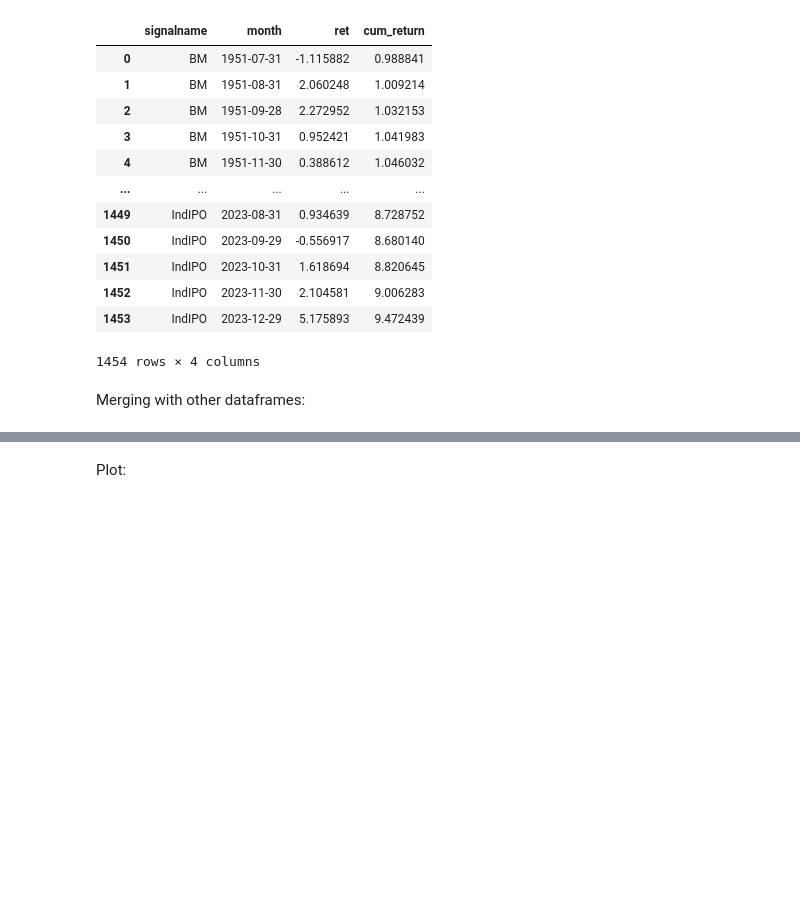
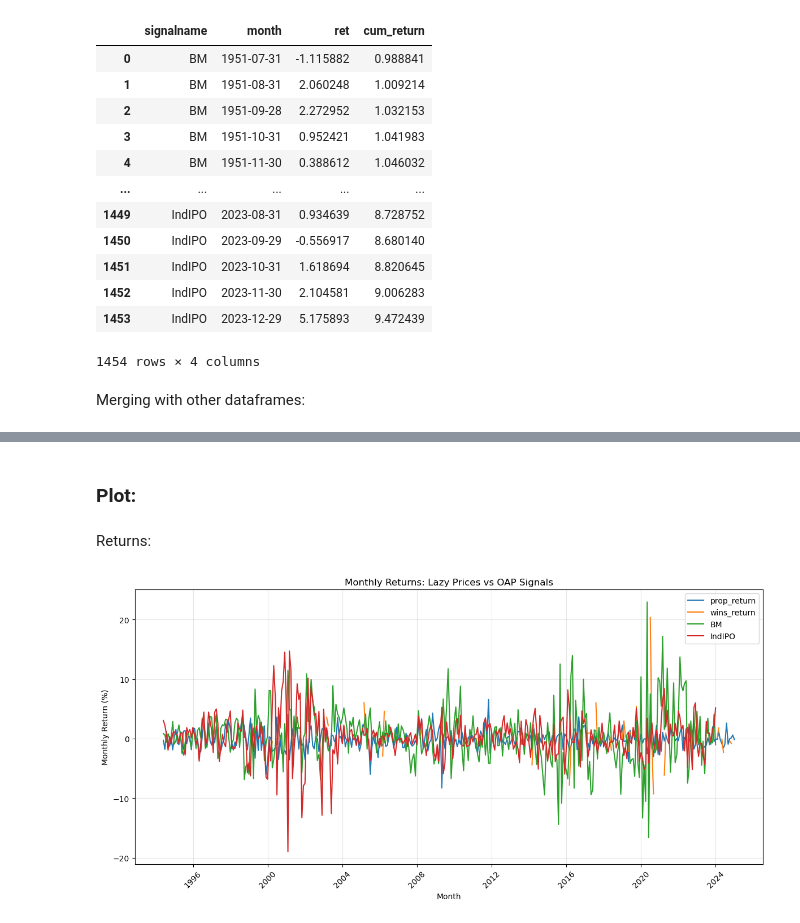
Before and after one commit to ank225git/lazy-prices_replication, a Jupyter notebook: code/returns-analysis.ipynb, the cells around one changed output, grey strips where cells are left out. Saved outputs shown, nothing was run; the diff lists cells and outputs as text; code cells hidden in the pictures; blank space fills up the shorter version.

```diff
--- a/code/returns-analysis.ipynb
+++ b/code/returns-analysis.ipynb
@@ -84,0 +92,7 @@ df_merged
+# %%
+# Filter df_merged to only include months present in df_prop
+valid_months = df_prop['month'].dropna().unique()
+df_merged = df_merged[df_merged['month'].isin(valid_months)].copy()
+
+# Optional: sort again just in case
+df_merged = df_merged.sort_values('month')
@@ -85,2 +115,24 @@ df_merged
 # %% [markdown]
-Plot:
+### Plot:
+# %% [markdown]
+Returns:
+# %%
+import matplotlib.pyplot as plt
+
+# Define columns to plot
+return_cols = ['prop_return', 'wins_return', 'BM', 'IndIPO']
+
+plt.figure(figsize=(12, 6))
+for col in return_cols:
+    plt.plot(df_merged['month'], df_merged[col], label=col)
+
+plt.xlabel("Month")
+plt.ylabel("Monthly Return (%)")
+plt.title("Monthly Returns: Lazy Prices vs OAP Signals")
+plt.legend()
+plt.grid(alpha=0.3)
+plt.xticks(rotation=45)
+plt.tight_layout()
+plt.show()
+# %% [output]
+[figure, added]
```
Also changed, not shown: parts of 12 cells of this notebook.
